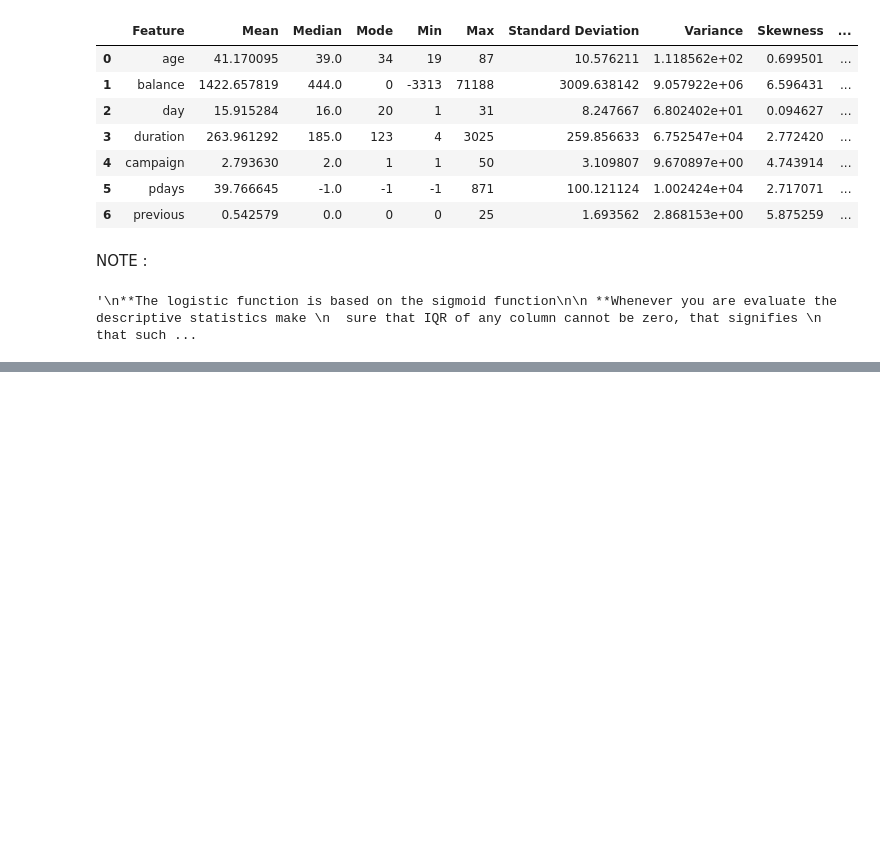
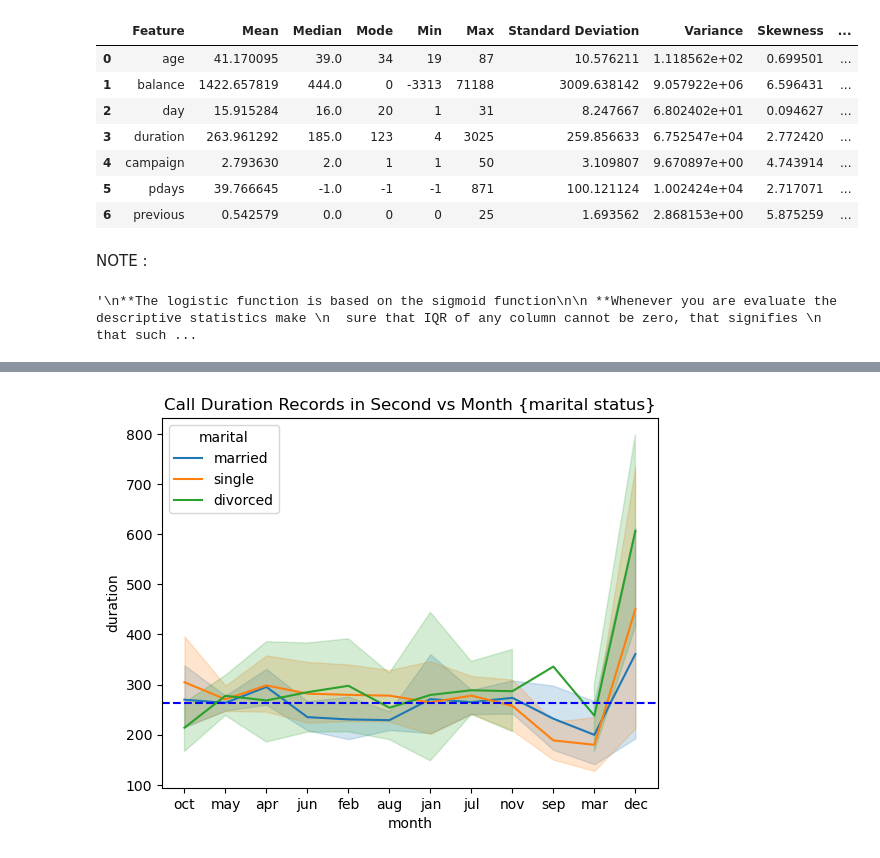
Before and after one commit to vikasmishra0921/Bank_Telemarketing_classifier, a Jupyter notebook: Model.ipynb, the cells around one changed output, grey strips where cells are left out. Saved outputs shown, nothing was run; the diff lists cells and outputs as text; code cells hidden in the pictures; blank space fills up the shorter version.

```diff
--- a/Model.ipynb
+++ b/Model.ipynb
@@ -133,0 +177,8 @@ sns.lineplot( x=df['month'], y=df['duration'])
+# %%
+sns.lineplot( x=df['month'], y=df['duration'], hue = df['marital'])
+plt.axhline(df['duration'].mean(), linestyle = '--', c = 'b')
+
+plt.title('Call Duration Records in Second vs Month {marital status}')
+plt.show()
+# %% [output]
+[figure, added]
```
Also changed, not shown: parts of 16 cells of this notebook.
